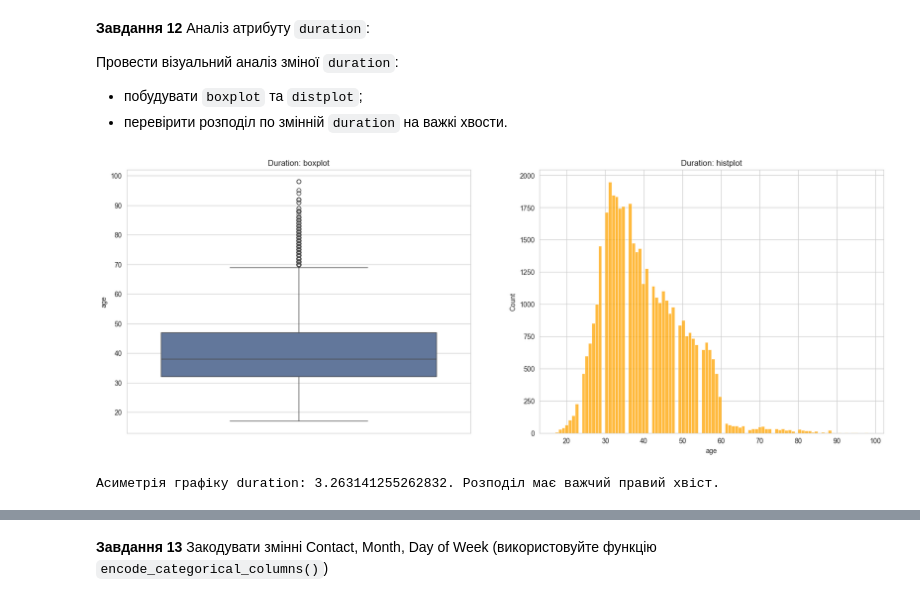
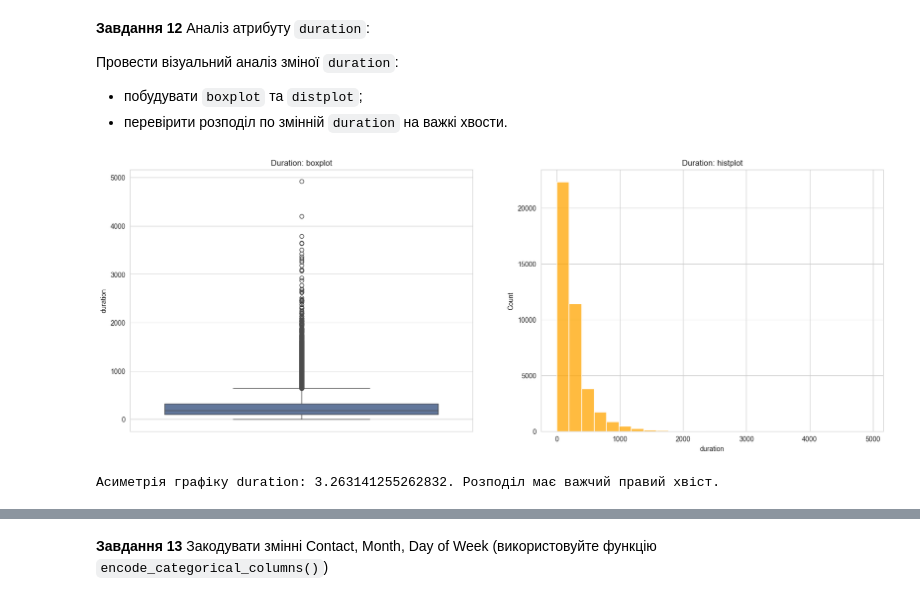
Before and after one commit to HumnytskaLiza/ai-labs, a Jupyter notebook: task5/Task5_Classification_liza_humnytska.ipynb, the cells around one changed output, grey strips where cells are left out. Drawn from its saved outputs; the diff is of its cells as text; code cells hidden in the pictures.

```diff
--- a/task5/Task5_Classification_liza_humnytska.ipynb
+++ b/task5/Task5_Classification_liza_humnytska.ipynb
@@ -467,16 +495,16 @@ Column: day_of_week
 # %%
 fig, ((ax1), (ax2)) = plt.subplots(1, 2, figsize=(20, 7))
 
-sns.boxplot(data=data, y="age", ax=ax1, color="#5975A4")
+sns.boxplot(data=data, y="duration", ax=ax1, color="#5975A4")
 ax1.set_title("Duration: boxplot")
 
-sns.histplot(data=data, x="age", ax=ax2, color="orange")
+sns.histplot(data=data, x="duration", ax=ax2, color="orange", bins=25)
 ax2.set_title("Duration: histplot")
 
 plt.show()
 
 skewness = data["duration"].skew()
 check_skew(skewness, "duration")
 # %% [output]
-[figure, old version]
+[figure, new version]
 Асиметрія графіку duration: 3.263141255262832. Розподіл має важчий правий хвіст.
```
Also changed, not shown: parts of 25 cells of this notebook.
